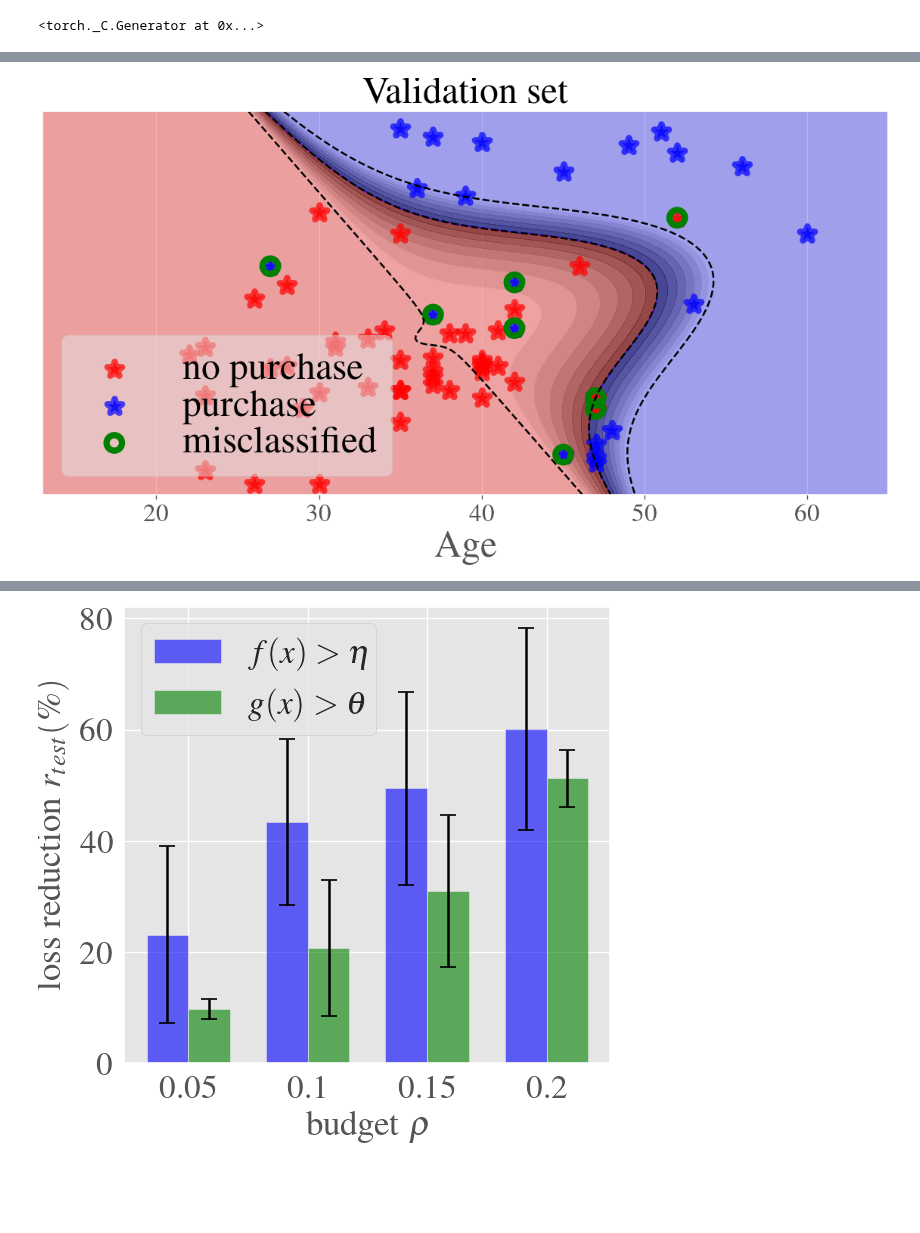
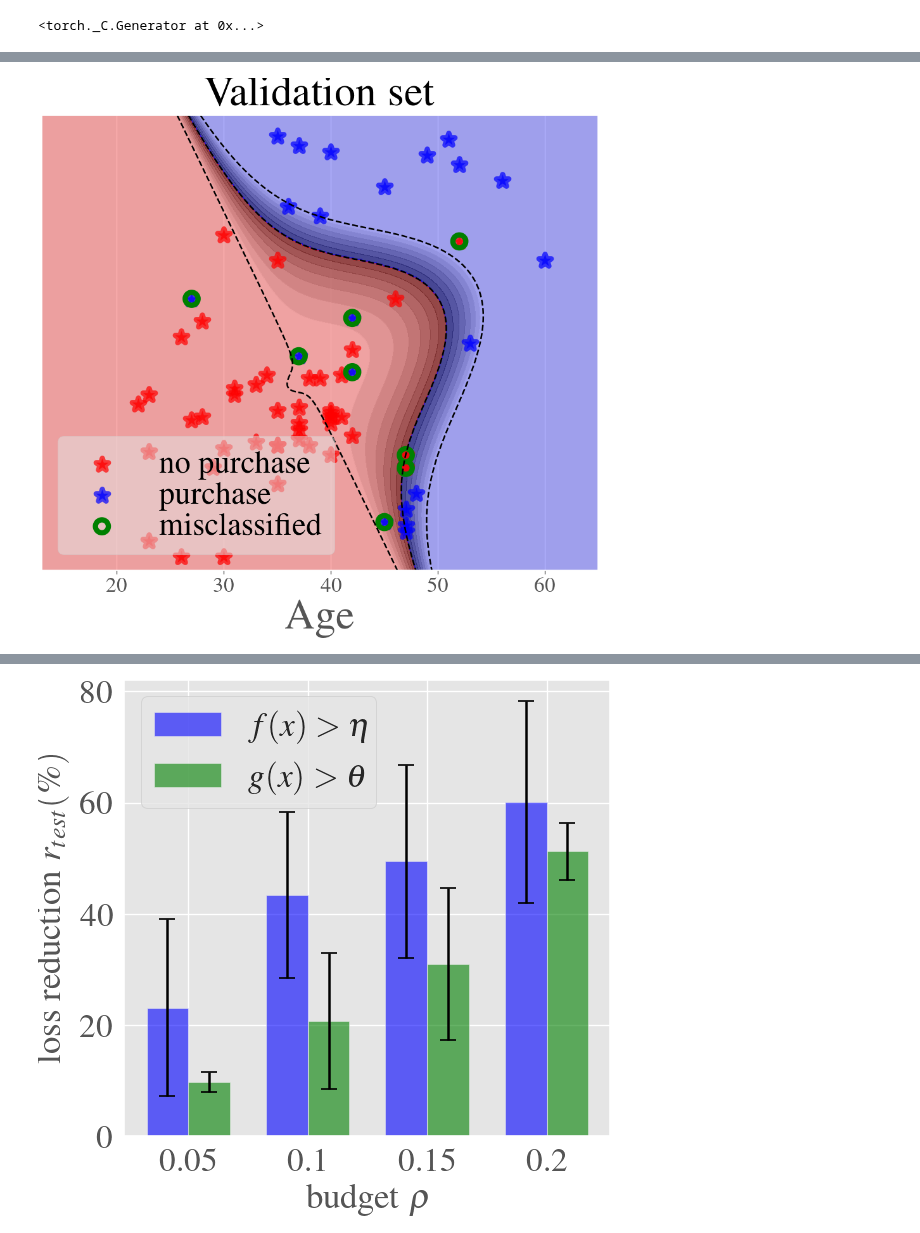
Before and after one commit to cesar-claros/synergistic, a Jupyter notebook: socialadsnet.ipynb, the cells around one changed output, grey strips where cells are left out. Saved outputs shown, nothing was run; the diff lists cells and outputs as text; code cells hidden in the pictures; blank space fills up the shorter version.

```diff
--- a/socialadsnet.ipynb
+++ b/socialadsnet.ipynb
@@ -187,9 +193,9 @@ torch.manual_seed(0)
 report_table = []
 report_criteria = []
 kf = model_selection.KFold(n_splits=5, shuffle=True, random_state=123)
-clf = 'gpc'
-addPredictions = True
-applyPCA = True
+clf = 'svm'
+addPredictions = False
+applyPCA = False
 accuracy = 0
 for sample, test in kf.split(Data_X):
     X = Data_X[sample]
@@ -465,7 +381,7 @@ plt.savefig(path_fig_fxgx, bbox_inches='tight', facecolor='w')
 # Plot test instances and decision surface
 # ----------------------------------------------
 # Visualising the Train set results
-fig1 = plt.figure(figsize=(10,6),dpi=120)
+fig1 = plt.figure(figsize=(10,8),dpi=120)
 ax1 = fig1.add_subplot(111)
 X_set, y_set = X_train_surface_plot, y_train_surface_plot
 y_set[y_set==0] = -1
@@ -503,9 +419,9 @@ for i, j in enumerate(np.unique(y_set)):
 # Plot slack variables magnitudes
 ax1.scatter(x, y, s=150, facecolors='none', edgecolors='g', label='misclassified', linewidths=5)
 
-ax1.set_xlabel('Age', fontsize=30)
-ax1.set_ylabel('Salary', fontsize=30)
-ax1.set_title('Training set', fontsize=30)
+ax1.set_xlabel('Age', fontsize=40)
+ax1.set_ylabel('Salary', fontsize=40)
+ax1.set_title('Training set', fontsize=40)
 ax1.legend(loc='lower left', framealpha=0.5, prop={'size': 30}, labelspacing=0.0)
 formatter0 = matplotlib.ticker.EngFormatter()
 ax1.yaxis.set_major_formatter(formatter0)
@@ -514,6 +430,6 @@ X2_min, X2_max = X2.min(), X2.max()
 ax1.set_xlim(X1_min, X1_max)
 ax1.set_ylim(X2_min, X2_max)
 plt.tight_layout()
-path_fig_fx_train = "drive/My Drive/NIPS2020/results/socialadsnet/fig_fx_train_{clf}_yhat{yhat}_pca{pca}.pdf".format(clf=clf, pca=applyPCA, yhat=addPredictions)
+path_fig_fx_train = "drive/My Drive/NIPS2020/results/socialadsnet/fig_fx_train_{clf}_yhat{yhat}_pca{pca}.svg".format(clf=clf, pca=applyPCA, yhat=addPredictions)
 plt.savefig(path_fig_fx_train, bbox_inches='tight', facecolor='w')
 # %% [output]
@@ -526,7 +441,7 @@ findfont: Font family ['serif'] not found. Falling back to DejaVu Sans.
 # Plot test instances and decision surface
 # ----------------------------------------------
 # Visualising the Train set results
-fig1 = plt.figure(figsize=(10,6),dpi=120)
+fig1 = plt.figure(figsize=(8,8),dpi=120)
 ax1 = fig1.add_subplot(111)
 X_set, y_set = X_val_surface_plot, y_val_surface_plot
 y_set[y_set==0] = -1
@@ -539,37 +454,37 @@ else:
 xi_set = np.max([[np.zeros(d_set.size)],[d_set]],axis=0).ravel()
 if hasattr(classifier, "decision_function"):
     d = classifier.decision_function(np.array([X1.ravel(), X2.ravel()]).T).reshape(X1.shape)
     ax1.contourf(X1, X2, np.where((np.abs(d)<1),np.abs(d),np.nan), alpha = 0.6, cmap='gist_gray', label='margin region')
     ax1.contour(X1, X2, d, levels=[-1,0,1], colors='black', linestyles='dashed')
     ax1.contourf(X1, X2, Z, alpha = 0.3, cmap = matplotlib.colors.ListedColormap(('red', 'blue')))
     x = X_set[xi_set>1,0]
     y = X_set[xi_set>1,1]
 else:
     d = classifier.predict_proba(np.array([X1.ravel(), X2.ravel()]).T)[:, 1].reshape(X1.shape)-0.5
     ax1.contourf(X1, X2, np.where((np.abs(d)<0.25),np.abs(d),np.nan), alpha = 0.6, cmap='gist_gray', label='margin region')
     ax1.contour(X1, X2, d, levels=[-0.25, 0, 0.25], colors='black', linestyles='dashed')
     ax1.contourf(X1, X2, Z, alpha = 0.3, cmap = matplotlib.colors.ListedColormap(('red', 'blue')))
     x = X_set[xi_set==0,0]
     y = X_set[xi_set==0,1]
 
 dots = ['red','blue']
 for i, j in enumerate(np.unique(y_set)):
     ax1.scatter(X_set[y_set == j, 0], X_set[y_set == j, 1],
                 color = dots[i], label = '{}'.format('no purchase' if i==0 else 'purchase'),alpha=0.7,s=150, marker='*', linewidths=5)
 # Plot slack variables magnitudes
 ax1.scatter(x, y, s=150, facecolors='none', edgecolors='g', label='misclassified', linewidths=5)
 
-ax1.set_xlabel('Age',fontsize=30)
+ax1.set_xlabel('Age',fontsize=40)
 ax1.set_yticks([])
-ax1.set_title('Validation set',fontsize=30)
+ax1.set_title('Validation set',fontsize=40)
 ax1.legend(loc='lower left', framealpha=0.5, prop={'size': 30},labelspacing=0.0)
 ax1.set_xlim(X1_min, X1_max)
 ax1.set_ylim(X2_min, X2_max)
 plt.tight_layout()
-path_fig_fx_val = "drive/My Drive/NIPS2020/results/socialadsnet/fig_fx_val_{clf}_yhat{yhat}_pca{pca}.pdf".format(clf=clf, pca=applyPCA, yhat=addPredictions)
+path_fig_fx_val = "drive/My Drive/NIPS2020/results/socialadsnet/fig_fx_val_{clf}_yhat{yhat}_pca{pca}.svg".format(clf=clf, pca=applyPCA, yhat=addPredictions)
 plt.savefig(path_fig_fx_val, bbox_inches='tight', facecolor='w')
 # %% [output]
-[figure, old version]
+[figure, new version]
 # %%
 t = np.stack((X1.ravel(), X2.ravel()), axis=1)
 t_scaled = scaler_surface_plot.transform(t)
```
Also changed, not shown: parts of 8 cells of this notebook.
